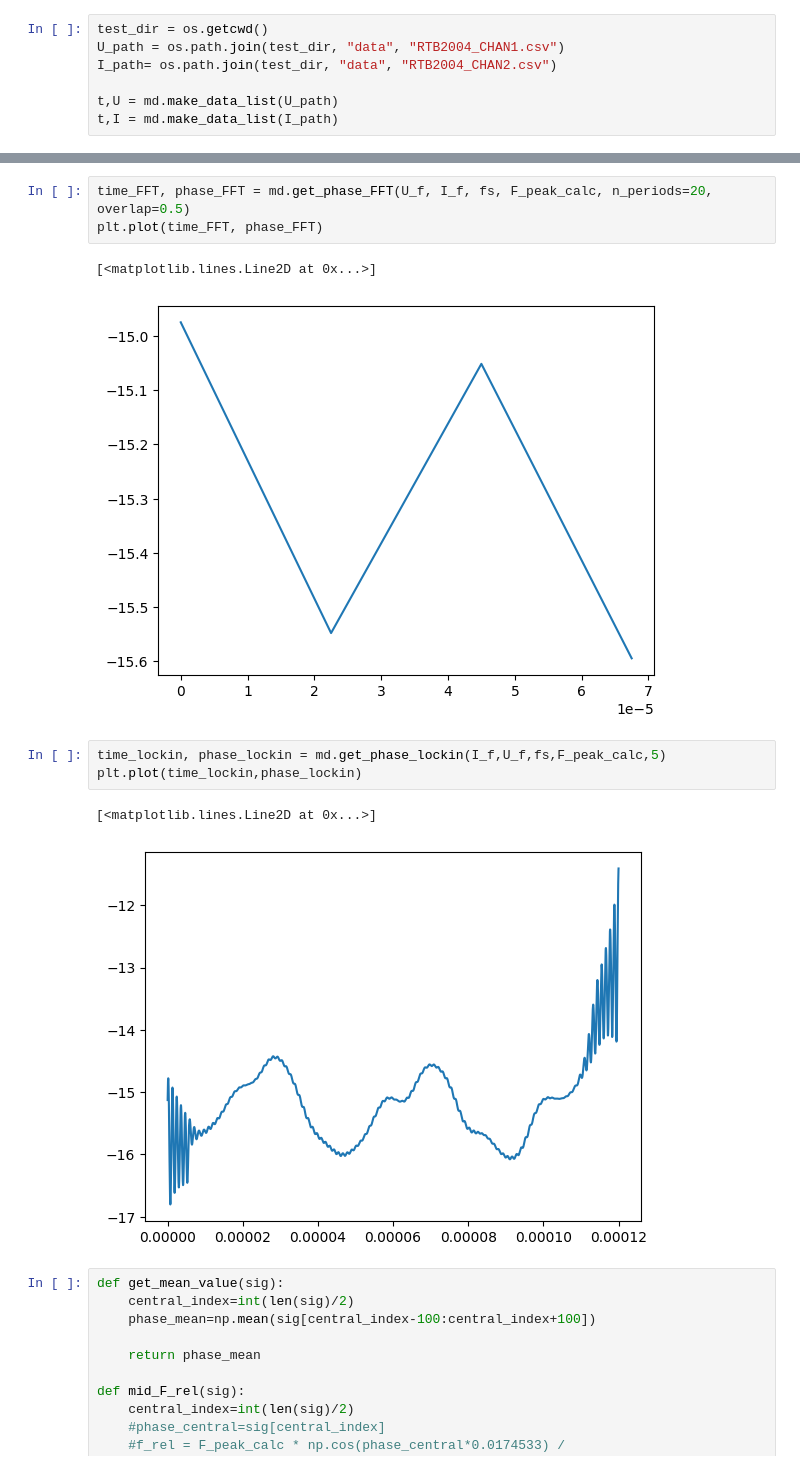
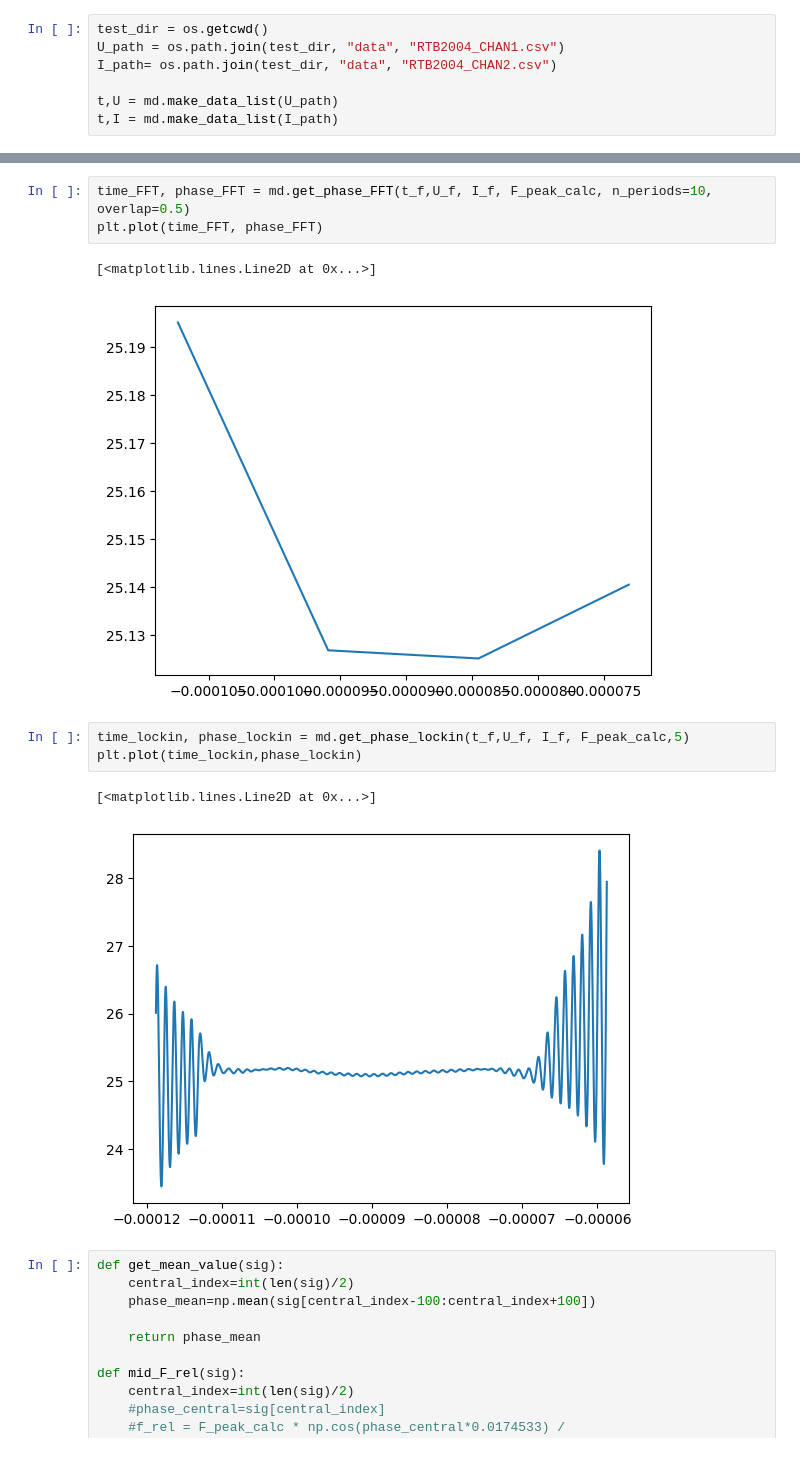
Before and after one commit to Gr-a-f/Relaxation_frequency_phase_algorithm, a Jupyter notebook: real_data.ipynb, the cells around one changed output, grey strips where cells are left out. Saved outputs shown, nothing was run; the diff lists cells and outputs as text.

```diff
--- a/real_data.ipynb
+++ b/real_data.ipynb
@@ -67,15 +61,15 @@ phase_mean_hilbert=phase_hilbert[central_index]
 # %%
-time_FFT, phase_FFT = md.get_phase_FFT(U_f, I_f, fs, F_peak_calc, n_periods=20, overlap=0.5)
+time_FFT, phase_FFT = md.get_phase_FFT(t_f,U_f, I_f, F_peak_calc, n_periods=10, overlap=0.5)
 plt.plot(time_FFT, phase_FFT)
 # %% [output]
 [<matplotlib.lines.Line2D at 0x...>]
-[figure, old version]
+[figure, new version]
 # %%
-time_lockin, phase_lockin = md.get_phase_lockin(I_f,U_f,fs,F_peak_calc,5)
+time_lockin, phase_lockin = md.get_phase_lockin(t_f,U_f, I_f, F_peak_calc,5)
 plt.plot(time_lockin,phase_lockin)
 # %% [output]
 [<matplotlib.lines.Line2D at 0x...>]
-[figure, old version]
+[figure, new version]
 # %%
 def get_mean_value(sig):
     central_index=int(len(sig)/2)
```
Also changed, not shown: parts of 8 cells of this notebook, 4 other files.
